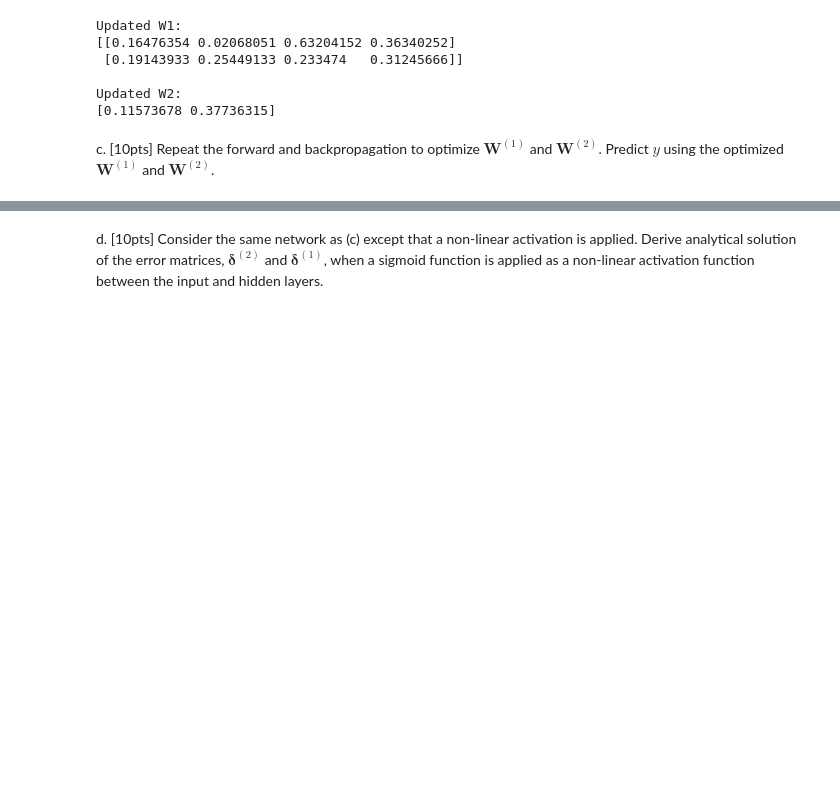
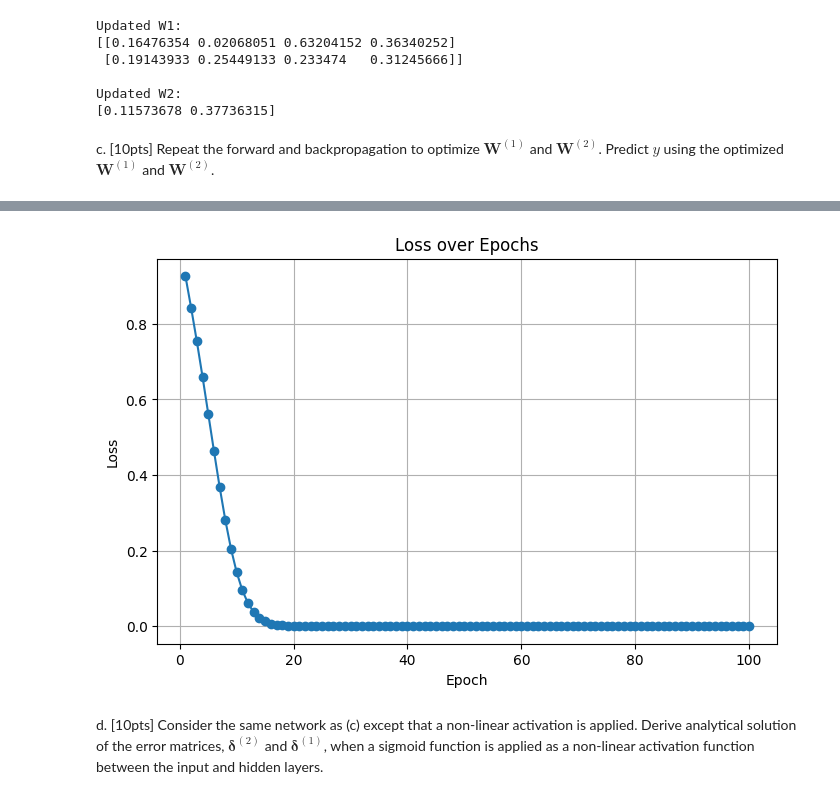
Before and after one commit to bs333/cs559, a Jupyter notebook: CS559 - Homework/hw3/sid_bhatia_hw3.ipynb, the cells around one changed output, grey strips where cells are left out. Cells and saved outputs as stored; diff of their text form; code cells hidden in the pictures; blank space fills up the shorter version.

```diff
--- a/CS559 - Homework/hw3/sid_bhatia_hw3.ipynb
+++ b/CS559 - Homework/hw3/sid_bhatia_hw3.ipynb
@@ -97,6 +97,10 @@ for epoch in range(epochs):
     W2 -= eta * dE_dW2
     W1 -= eta * dE_dW1
 
+    if (epoch + 1) % 10 == 0:
+        print(f"Epoch {epoch + 1}/{epochs}, Loss: {loss:.4f}")
+
+
 z1_opt = np.dot(W1, x)
 a1_opt = z1_opt
 
@@ -104,4 +108,19 @@ z2_opt = np.dot(W2, a1_opt)
 hat_h_opt = z2_opt
 
 print(f"\nOptimized predicted value hat_h = {hat_h_opt:.4f}")
+
+print("\nOptimized W1:")
+print(W1)
+
+print("\nOptimized W2:")
+print(W2)
+
+# Plot the loss over epochs
+plt.figure(figsize=(8, 5))
+plt.plot(range(1, epochs + 1), loss_history, marker='o')
+plt.title('Loss over Epochs')
+plt.xlabel('Epoch')
+plt.ylabel('Loss')
+plt.grid(True)
+plt.show()
 # %% [output]
@@ -109,3 +146,4 @@ Optimized predicted value hat_h = 1.5000
+[figure, added]
 # %% [markdown]
 d. [10pts] Consider the same network as (c) except that a non-linear activation is applied. Derive analytical solution of the error matrices, $\bm{\delta}^{(2)}$ and $\bm{\delta}^{(1)}$, when a sigmoid function is applied as a non-linear activation function between the input and hidden layers.
 # %% [markdown]
```
Also changed, not shown: parts of 3 cells of this notebook.
